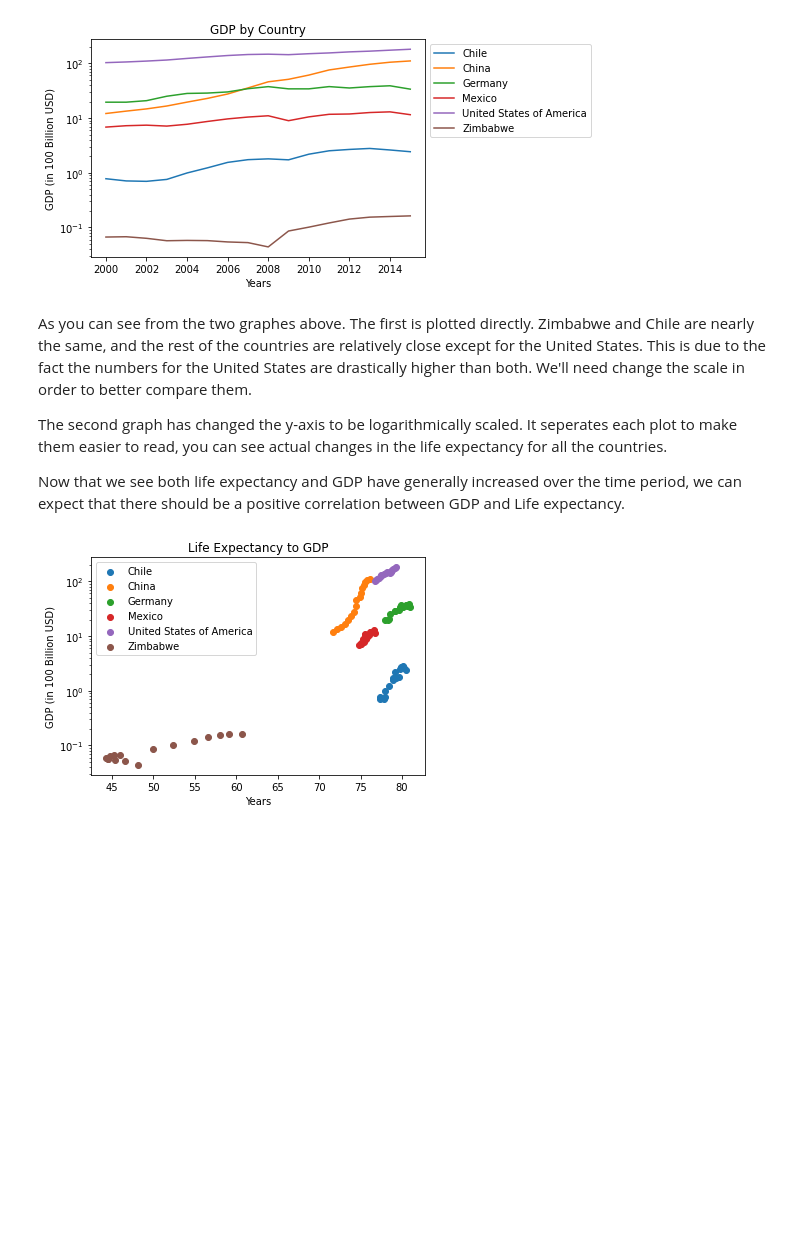
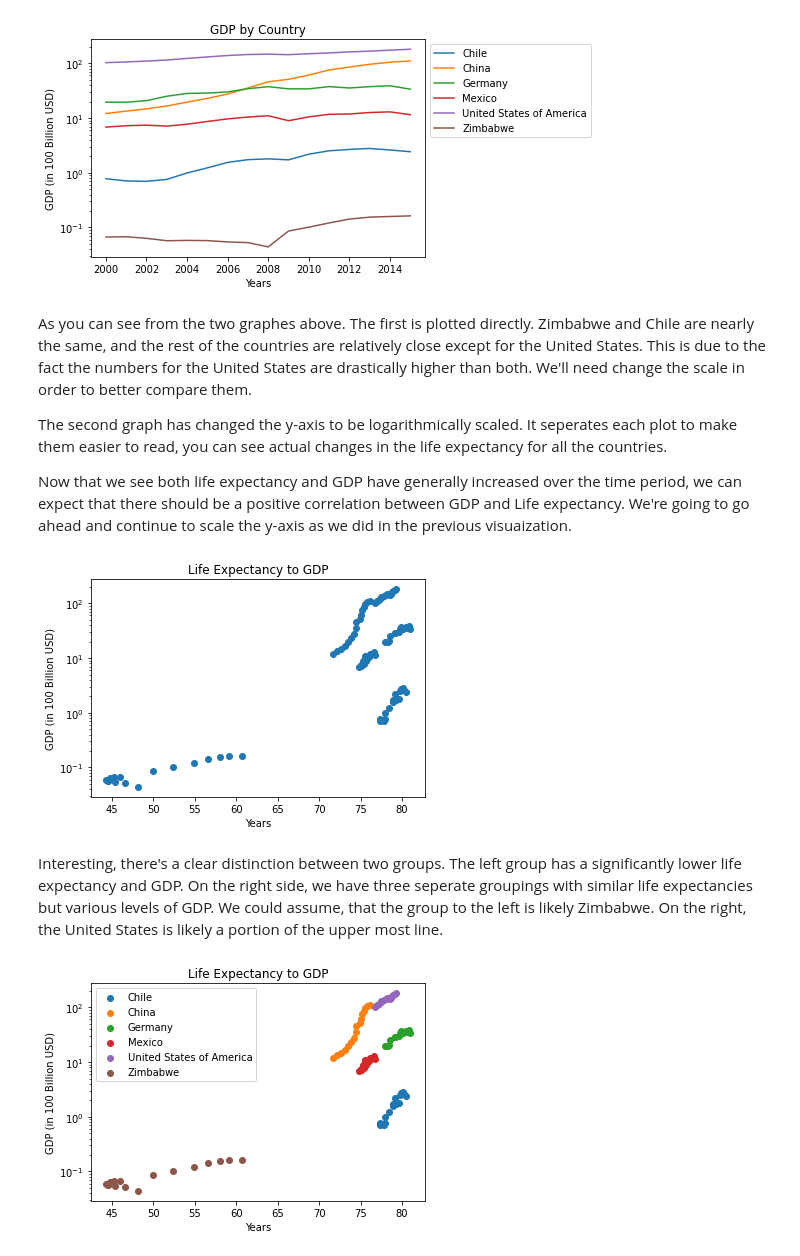
Before and after one commit to PNJaenichen/PNJaenichen.github.io, a Jupyter notebook: projects/OpenSourceCS/Codecademy/Life-Expectancy-and-GDP-Starter/life_expectancy_gdp.ipynb, the cells around one changed output. Cells and saved outputs as stored; diff of their text form; code cells hidden in the pictures; blank space fills up the shorter version.

Commit message:
Life Expectancy project for Codecademy

```diff
--- a/projects/OpenSourceCS/Codecademy/Life-Expectancy-and-GDP-Starter/life_expectancy_gdp.ipynb
+++ b/projects/OpenSourceCS/Codecademy/Life-Expectancy-and-GDP-Starter/life_expectancy_gdp.ipynb
@@ -147,7 +148,18 @@ As you can see from the two graphes above. The first is plotted directly. Zimbab
 
 The second graph has changed the y-axis to be logarithmically scaled. It seperates each plot to make them easier to read, you can see actual changes in the life expectancy for all the countries.
 
-Now that we see both life expectancy and GDP have generally increased over the time period, we can expect that there should be a positive correlation between GDP and Life expectancy.
+Now that we see both life expectancy and GDP have generally increased over the time period, we can expect that there should be a positive correlation between GDP and Life expectancy. We're going to go ahead and continue to scale the y-axis as we did in the previous visuaization.
+# %%
+plt.scatter(df.Lifespan, df.GDP)
+plt.title('Life Expectancy to GDP')
+plt.ylabel('GDP (in 100 Billion USD)')
+plt.xlabel('Years')
+plt.yscale('log')
+plt.show()
+# %% [output]
+[figure, added]
+# %% [markdown]
+Interesting, there's a clear distinction between two groups. The left group has a significantly lower life expectancy and GDP. On the right side, we have three seperate groupings with similar life expectancies but various levels of GDP. We could assume, that the group to the left is likely Zimbabwe. On the right, the United States is likely a portion of the upper most line.
 # %%
 for country in df.Country.unique():
   plt.scatter(df[df.Country == country].Lifespan, df[df.Country == country].GDP)
```
Also changed, not shown: parts of 3 cells of this notebook.
